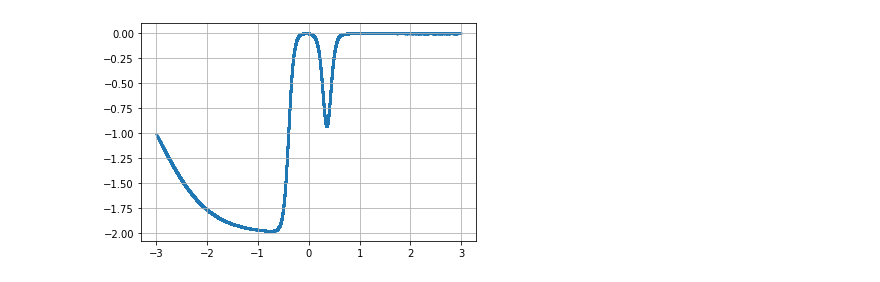
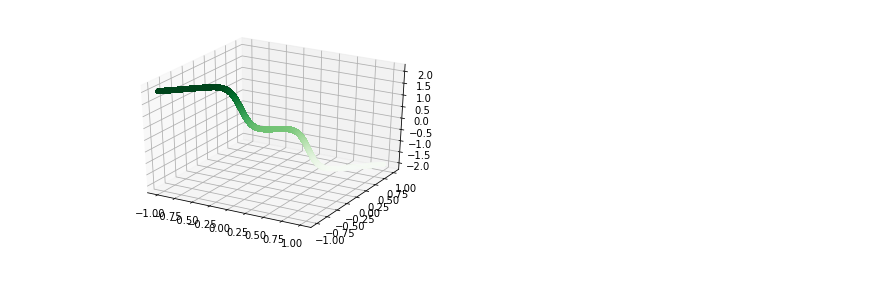
Before and after one commit to herrayush/Delta_Onsite, a Jupyter notebook: Final_Onsite_1_3.ipynb, the cells around one changed output. Cells and saved outputs as stored; diff of their text form; code cells hidden in the pictures.

```diff
--- a/Final_Onsite_1_3.ipynb
+++ b/Final_Onsite_1_3.ipynb
@@ -12,11 +8,9 @@ x_data1 = x1_data + 2*x2_data
-# %%
-
-y_data1 = - np.tanh(10*x_data1-3) - np.tanh(x_data1+3)+ np.tanh(10*x_data1-4) + np.tanh(10*x_data1+4) + 0.0001*np.random.normal(size=100000)
-
-
-plt.scatter(x_data1[::1], y_data1[::1], s=2)
-plt.grid()
-plt.show()
-# %% [output]
-[figure, removed]
+# %%
+x_data1 = np.linspace(-1, 1, num=100000)
+y_data1 = np.linspace(-1, 1, num=100000)
+z_data1 = - np.tanh(10*x_data1-3) - np.tanh(10*y_data1+3)
+ax = plt.axes(projection='3d')
+ax.scatter3D(x_data1, y_data1, z_data1, c=z_data1, cmap='Greens');
+# %% [output]
+[figure, added]
 # %%
```
Also changed, not shown: parts of 8 cells of this notebook.
